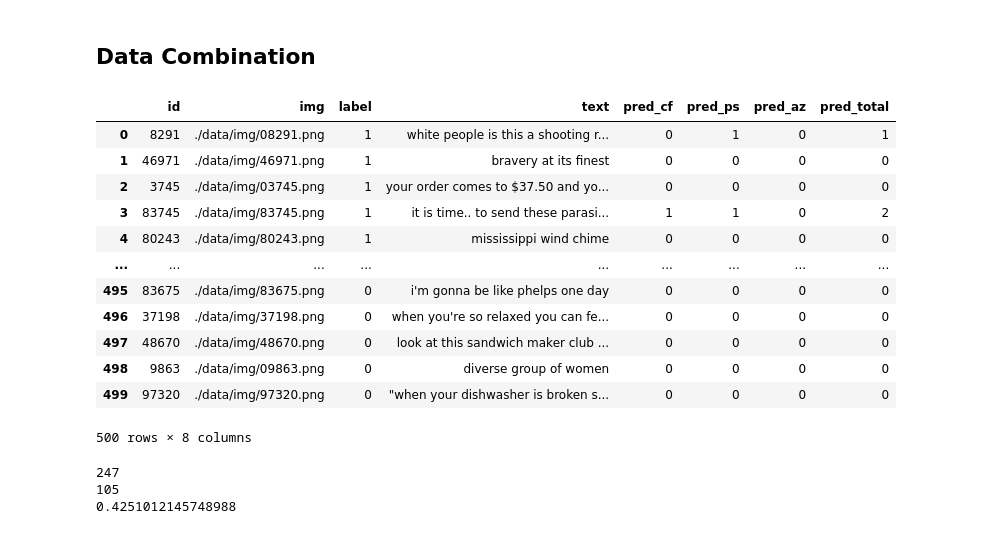
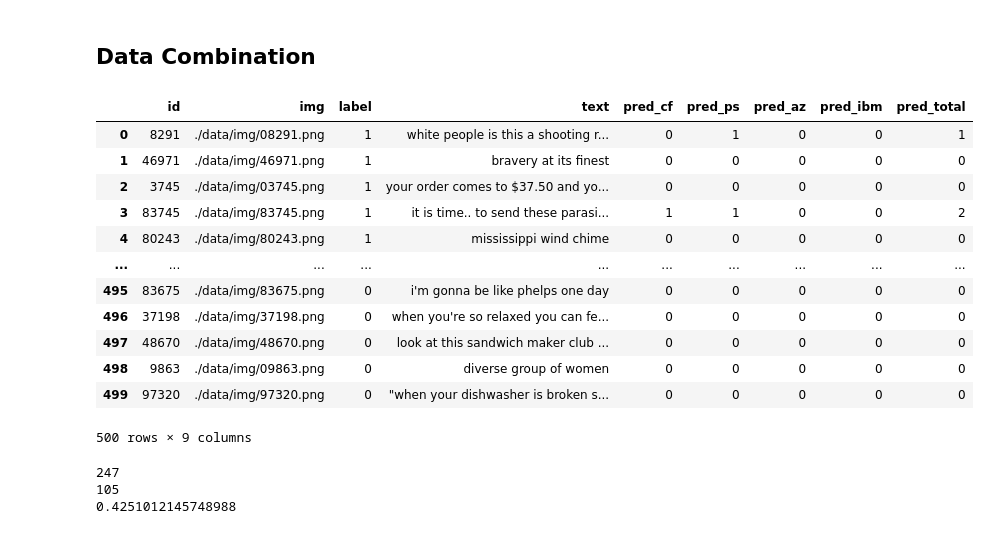
Before and after one commit to monsterandy/hateful_memes, a Jupyter notebook: text_evaluation.ipynb, the cells around one changed output. Drawn from its saved outputs; the diff is of its cells as text; code cells hidden in the pictures.

Commit message:
provide two results in the text detectors; add IBM API results

```diff
--- a/text_evaluation.ipynb
+++ b/text_evaluation.ipynb
@@ -267,0 +524,6 @@ weighted avg     0.5414    0.5360    0.5119       500
+# %%
+print('Classification Report for IBM Toxic Comment Classifier:')
+df_text_ibm = pd.read_csv('./results/df_text_ibm.csv')
+df_text_ibm['pred_ibm'] = df_text_ibm['pred_ibm_value'].apply(lambda x: 1 if x >= 0.5 else 0 )
+target_names = ['not-offensive', 'offensive']
+print(metrics.classification_report(df_text_ibm['label'], df_text_ibm['pred_ibm'], target_names=target_names, digits=4))
@@ -271,23 +599,24 @@ weighted avg     0.5414    0.5360    0.5119       500
 df_text['pred_cf'] = df_text_clarifai['pred_cf']
 df_text['pred_ps'] = df_text_perspective['pred_ps']
 df_text['pred_az'] = df_text_azure['pred_az']
+df_text['pred_ibm'] = df_text_ibm['pred_ibm']
 # %%
-df_text['pred_total'] = df_text['pred_cf'] + df_text['pred_ps'] + df_text['pred_az']
+df_text['pred_total'] = df_text['pred_cf'] + df_text['pred_ps'] + df_text['pred_az'] + df_text['pred_ibm']
 df_text
 # %% [output]
-|  | id | img | label | text | pred_cf | pred_ps | pred_az | pred_total |
-| 0 | 8291 | ./data/img/08291.png | 1 | white people is this a shooting r... | 0 | 1 | 0 | 1 |
-| 1 | 46971 | ./data/img/46971.png | 1 | bravery at its finest | 0 | 0 | 0 | 0 |
-| 2 | 3745 | ./data/img/03745.png | 1 | your order comes to $37.50 and yo... | 0 | 0 | 0 | 0 |
-| 3 | 83745 | ./data/img/83745.png | 1 | it is time.. to send these parasi... | 1 | 1 | 0 | 2 |
-| 4 | 80243 | ./data/img/80243.png | 1 | mississippi wind chime | 0 | 0 | 0 | 0 |
-| ... | ... | ... | ... | ... | ... | ... | ... | ... |
-| 495 | 83675 | ./data/img/83675.png | 0 | i'm gonna be like phelps one day | 0 | 0 | 0 | 0 |
-| 496 | 37198 | ./data/img/37198.png | 0 | when you're so relaxed you can fe... | 0 | 0 | 0 | 0 |
-| 497 | 48670 | ./data/img/48670.png | 0 | look at this sandwich maker club ... | 0 | 0 | 0 | 0 |
-| 498 | 9863 | ./data/img/09863.png | 0 | diverse group of women | 0 | 0 | 0 | 0 |
-| 499 | 97320 | ./data/img/97320.png | 0 | "when your dishwasher is broken s... | 0 | 0 | 0 | 0 |
+|  | id | img | label | text | pred_cf | pred_ps | pred_az | pred_ibm | pred_total |
+| 0 | 8291 | ./data/img/08291.png | 1 | white people is this a shooting r... | 0 | 1 | 0 | 0 | 1 |
+| 1 | 46971 | ./data/img/46971.png | 1 | bravery at its finest | 0 | 0 | 0 | 0 | 0 |
+| 2 | 3745 | ./data/img/03745.png | 1 | your order comes to $37.50 and yo... | 0 | 0 | 0 | 0 | 0 |
+| 3 | 83745 | ./data/img/83745.png | 1 | it is time.. to send these parasi... | 1 | 1 | 0 | 0 | 2 |
+| 4 | 80243 | ./data/img/80243.png | 1 | mississippi wind chime | 0 | 0 | 0 | 0 | 0 |
+| ... | ... | ... | ... | ... | ... | ... | ... | ... | ... |
+| 495 | 83675 | ./data/img/83675.png | 0 | i'm gonna be like phelps one day | 0 | 0 | 0 | 0 | 0 |
+| 496 | 37198 | ./data/img/37198.png | 0 | when you're so relaxed you can fe... | 0 | 0 | 0 | 0 | 0 |
+| 497 | 48670 | ./data/img/48670.png | 0 | look at this sandwich maker club ... | 0 | 0 | 0 | 0 | 0 |
+| 498 | 9863 | ./data/img/09863.png | 0 | diverse group of women | 0 | 0 | 0 | 0 | 0 |
+| 499 | 97320 | ./data/img/97320.png | 0 | "when your dishwasher is broken s... | 0 | 0 | 0 | 0 | 0 |
-500 rows × 8 columns
+500 rows × 9 columns
 # %%
 df_text_pos = df_text[df_text.label.eq(1)]
 df_text_pos_rows = df_text_pos.shape[0]
```
Also changed, not shown: parts of 24 cells of this notebook, 10 other files.
